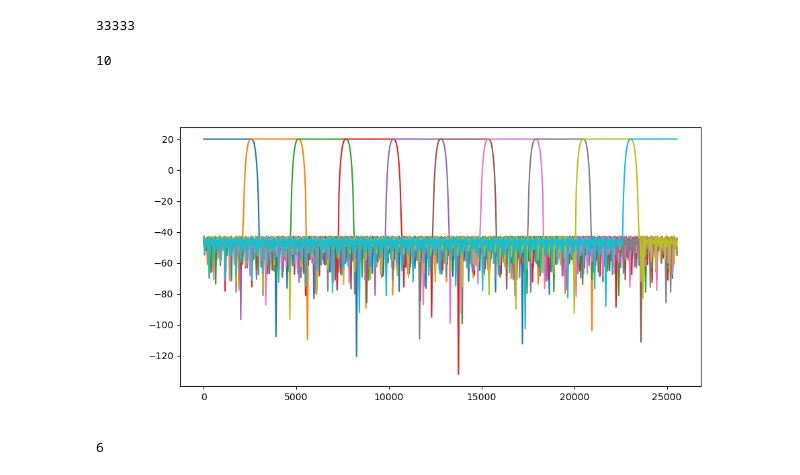
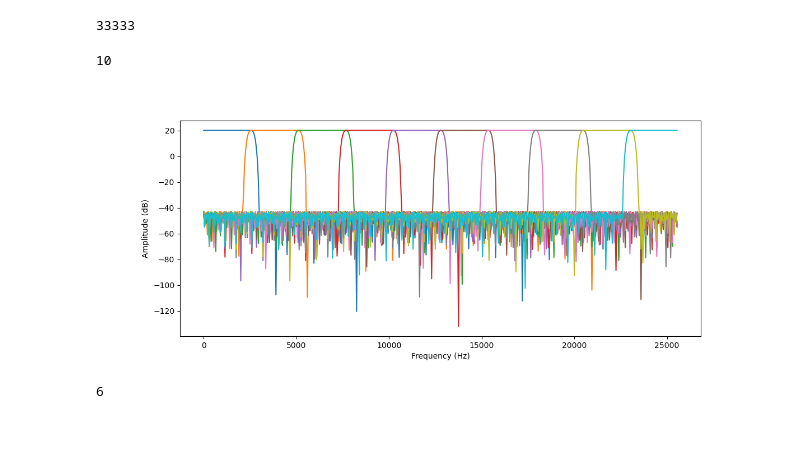
Before and after one commit to piptouque/atiam_pam_hrparam, a Jupyter notebook: source/hr_roy.ipynb, the cells around one changed output. Drawn from its saved outputs; the diff is of its cells as text; code cells hidden in the pictures; blank space fills up the shorter version.

```diff
--- a/source/hr_roy.ipynb
+++ b/source/hr_roy.ipynb
@@ -329,20 +331,21 @@ fs_uk
 # %%
 bank_coeffs = pam.filter_bank(10, fs_mic, 425, 425)
 
 print(len(bank_coeffs))
 
-plt.figure(figsize=[10,5])
+plt.figure(figsize=[12,5])
 
 for i in range(len(bank_coeffs)):
 
     freqs, amps = signal.freqz(bank_coeffs[i], [1])
     plt.plot(0.5*fs_mic*freqs/np.pi, 20*np.log10(np.abs(amps)))
 
-
+plt.xlabel('Frequency (Hz)')
+plt.ylabel('Amplitude (dB)')
 plt.show()
 # %% [output]
 10
-[figure, old version]
+[figure, new version]
 # %%
 bank_coeffs_uk = pam.filter_bank(6, fs_uk, 425, 425)
 
```
Also changed, not shown: parts of 20 cells of this notebook.
